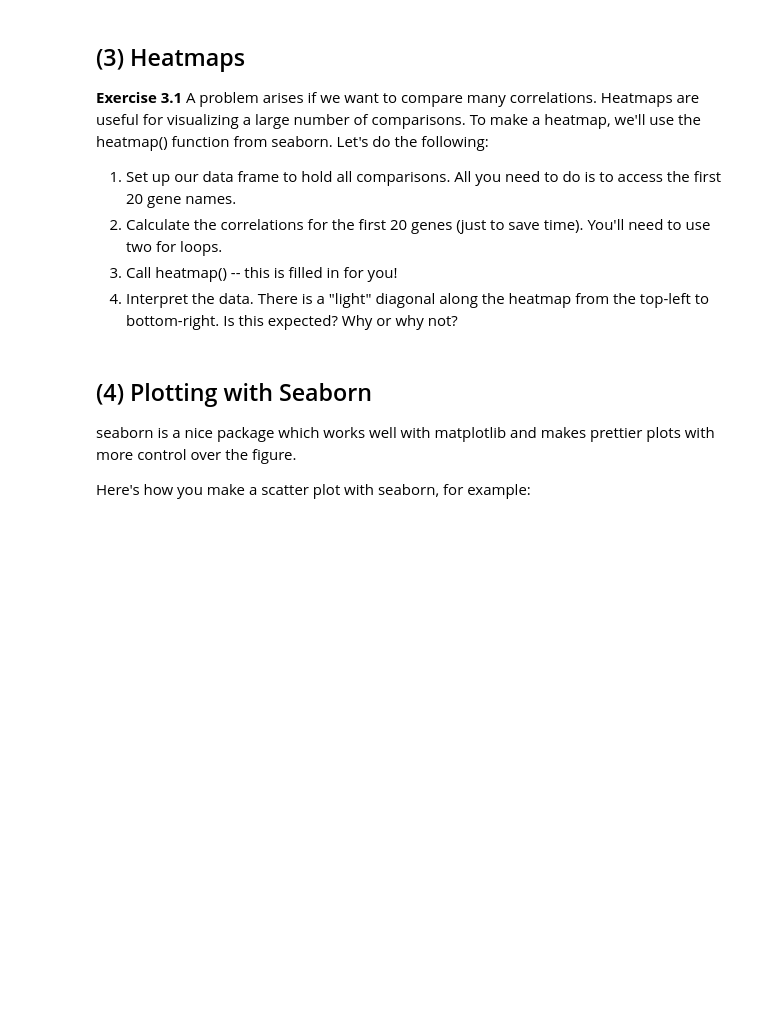
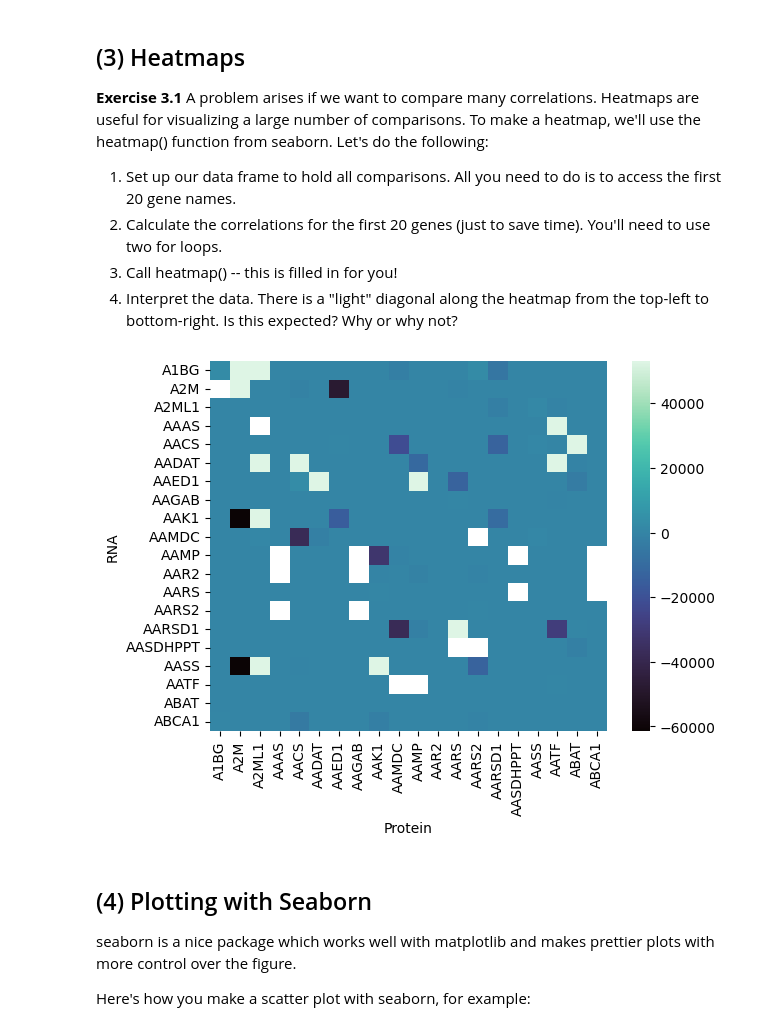
Before and after one commit to alic5e/qbio_490_alice, a Jupyter notebook: week10_python/Intro_to_CPTAC.ipynb, the cells around one changed output. Saved outputs shown, nothing was run; the diff lists cells and outputs as text; code cells hidden in the pictures; blank space fills up the shorter version.

```diff
--- a/week10_python/Intro_to_CPTAC.ipynb
+++ b/week10_python/Intro_to_CPTAC.ipynb
@@ -62,11 +91,11 @@ NameError: name 'list_data' is not defined
 # %% [markdown]
 **Exercise 1.2** Use the get_proteomics() function to store the proteomics data into a new data frame.
 # %%
-protein_data =get_proteomics(brca)
+protein_data =brca.get_proteomics()
 protein_data # view the data
 
 
 # Uncomment and run this command after you get the data, you don't really need to know what it does but it collapses
 # the column names and gets rid of the database_IDs which will make our lives much easier!
 
-# protein_data.columns = protein_data.columns.get_level_values(0)
+protein_data.columns = protein_data.columns.get_level_values(0)
@@ -311,17 +470,17 @@ Luckily for us, all 122 patients in the Brca dataset have clinical, transcriptom
 2. Create the rna_shared and prot_shared data frames; ie dataframes with only genes that are shared between rna and protein data. (Hint: how can we access rows/columns by name?).
 # %%
 # 1. Identify the genes (RNA, protein) shared between the two data sets
-shared_rna_prot = FILL IN HERE
+shared_rna_prot = np.intersect1d(rna_data.columns,protein_data.columns)
 
 # 2. Create the two data frames
-rna_shared = FILL IN HERE
-prot_shared = FILL IN HERE
+rna_shared = rna_data.loc[:,shared_rna_prot]
+prot_shared = protein_data.loc[:,shared_rna_prot]
 # %% [markdown]
 Now, we can see how correlated the RNA and protein levels are. We'll use Spearman correlation from the stats library, which is spearmanr().
 
 **Exercise 2.2** Choose a gene and get the Spearman correlation of the rna to protein of that gene.
 # %%
 # we need the nan_policy="omit" to throw out NaN values
-corr, pval = stats.spearmanr(rna_shared["FILL IN HERE"], prot_shared["FILL IN HERE"], nan_policy="omit")
+corr, pval = stats.spearmanr(rna_shared["AAGAB"], prot_shared["AAGAB"], nan_policy="omit")
 
-print(f"The correlation of FILL IN HERE is {round(corr, 3)} (p = {round(pval, 10)}).")
+print(f"The correlation of AAGAB is {round(corr, 3)} (p = {round(pval, 10)}).")
@@ -342,33 +504,36 @@ print(f"The correlation of FILL IN HERE is {round(corr, 3)} (p = {round(pval, 10
 # %%
 ncomparisons = 20 # define this variable in case we want to change the number of correlations to test
                   # this makes it less likely you'll forget to change a number, e.g. in the data frame shape
-gene_names = FILL IN HERE # get the first ncomparisons gene names
+gene_names = protein_data.columns[:20] # get the first ncomparisons gene names
 
 
 # Don't worry about this code
 # It's good practice to declare your data frame beforehand (it's much faster than appending to a list)
 # We fill everything in with 0 just as a placeholder
 corr_df = pd.DataFrame(np.ndarray(shape=(ncomparisons, ncomparisons), dtype=np.float16),
                       index = gene_names,
                       columns = gene_names)
 
 # 2. fill in the data frame!
 for g1 in gene_names:
     for g2 in gene_names:
         # calculate the correlations between protein and RNA
         # then, use .loc[] to store the correlation in corr_df
-        FILL IN HERE
+        corr,pval=stats.spearmanr(rna_data[g1],protein_data[g2])
+        corr_df.loc[g1,g2]
 
 # 3. create the heat map
-plot = sns.clustermap(
+plot = sns.heatmap(
     corr_df,
     cmap='mako',
 )
 plot.set_xlabel('Protein', fontsize=10)
 plot.set_ylabel('RNA', fontsize=10)
 plt.show()
 
 # 4. interpret!
+# %% [output]
+[figure, added]
 # %% [markdown]
 ## (4) Plotting with Seaborn
 seaborn is a nice package which works well with matplotlib and makes prettier plots with more control over the figure.
```
Also changed, not shown: parts of 30 cells of this notebook.
